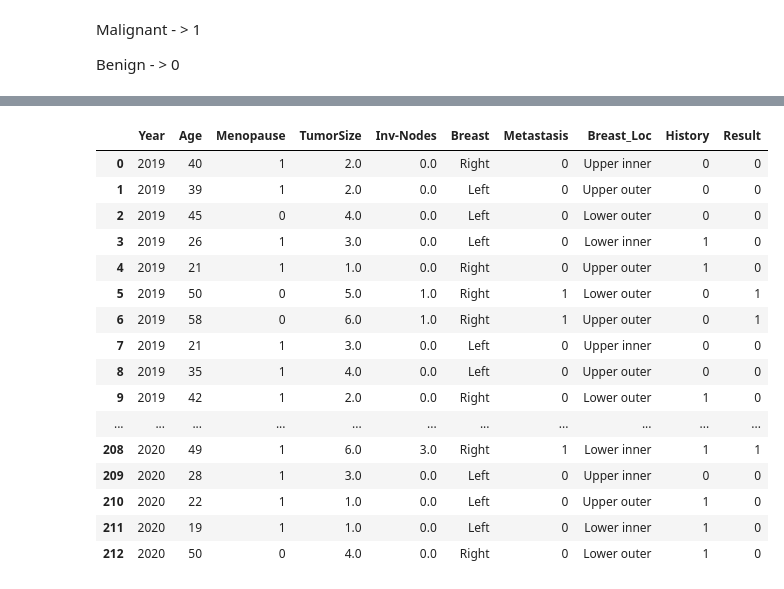
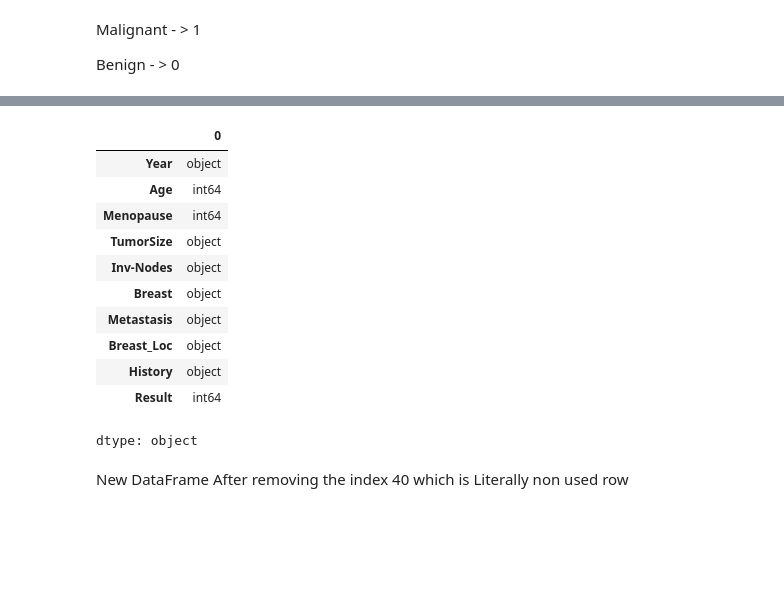
Before and after one commit to Eng-abdelhamed/Capstone-Project, a Jupyter notebook: breast_Cancer_.ipynb, the cells around one changed output, grey strips where cells are left out. Cells and saved outputs as stored; diff of their text form; code cells hidden in the pictures; blank space fills up the shorter version.

```diff
--- a/breast_Cancer_.ipynb
+++ b/breast_Cancer_.ipynb
@@ -157,4 +174,4 @@ df.head(10)
 | 9 | 2019 | 35 | 1 | 4 | 0 | Left | 0 | Upper outer | 0 | 0 |
 | 10 | 2019 | 42 | 1 | 2 | 0 | Right | 0 | Lower outer | 1 | 0 |
 # %%
-df
+df = df.reset_index()
@@ -180,25 +178,20 @@ df
 # %%
-df.drop(columns = ['level_0','index','S/N'],inplace=True)
+df.drop(columns =['S/N'],inplace=True)
 # %%
 # df["TumorSize"] = pd.to_numeric(df["TumorSize"], errors='coerce')
 # df["Inv-Nodes"] = pd.to_numeric(df["Inv-Nodes"], errors='coerce')
 # %%
-df
+df.dtypes
 # %% [output]
-|  | Year | Age | Menopause | TumorSize | Inv-Nodes | Breast | Metastasis | Breast_Loc | History | Result |
-| 0 | 2019 | 40 | 1 | 2.0 | 0.0 | Right | 0 | Upper inner | 0 | 0 |
-| 1 | 2019 | 39 | 1 | 2.0 | 0.0 | Left | 0 | Upper outer | 0 | 0 |
-| 2 | 2019 | 45 | 0 | 4.0 | 0.0 | Left | 0 | Lower outer | 0 | 0 |
-| 3 | 2019 | 26 | 1 | 3.0 | 0.0 | Left | 0 | Lower inner | 1 | 0 |
-| 4 | 2019 | 21 | 1 | 1.0 | 0.0 | Right | 0 | Upper outer | 1 | 0 |
-| 5 | 2019 | 50 | 0 | 5.0 | 1.0 | Right | 1 | Lower outer | 0 | 1 |
-| 6 | 2019 | 58 | 0 | 6.0 | 1.0 | Right | 1 | Upper outer | 0 | 1 |
-| 7 | 2019 | 21 | 1 | 3.0 | 0.0 | Left | 0 | Upper inner | 0 | 0 |
-| 8 | 2019 | 35 | 1 | 4.0 | 0.0 | Left | 0 | Upper outer | 0 | 0 |
-| 9 | 2019 | 42 | 1 | 2.0 | 0.0 | Right | 0 | Lower outer | 1 | 0 |
-| ... | ... | ... | ... | ... | ... | ... | ... | ... | ... | ... |
-| 208 | 2020 | 49 | 1 | 6.0 | 3.0 | Right | 1 | Lower inner | 1 | 1 |
-| 209 | 2020 | 28 | 1 | 3.0 | 0.0 | Left | 0 | Upper inner | 0 | 0 |
-| 210 | 2020 | 22 | 1 | 1.0 | 0.0 | Left | 0 | Upper outer | 1 | 0 |
-| 211 | 2020 | 19 | 1 | 1.0 | 0.0 | Left | 0 | Lower inner | 1 | 0 |
-| 212 | 2020 | 50 | 0 | 4.0 | 0.0 | Right | 0 | Lower outer | 1 | 0 |
+|  | 0 |
+| Year | object |
+| Age | int64 |
+| Menopause | int64 |
+| TumorSize | object |
+| Inv-Nodes | object |
+| Breast | object |
+| Metastasis | object |
+| Breast_Loc | object |
+| History | object |
+| Result | int64 |
+dtype: object
@@ -204,0 +202,2 @@ df
+# %% [markdown]
+New DataFrame After removing the index 40 which is Literally non used row
```
Also changed, not shown: parts of 10 cells of this notebook.
